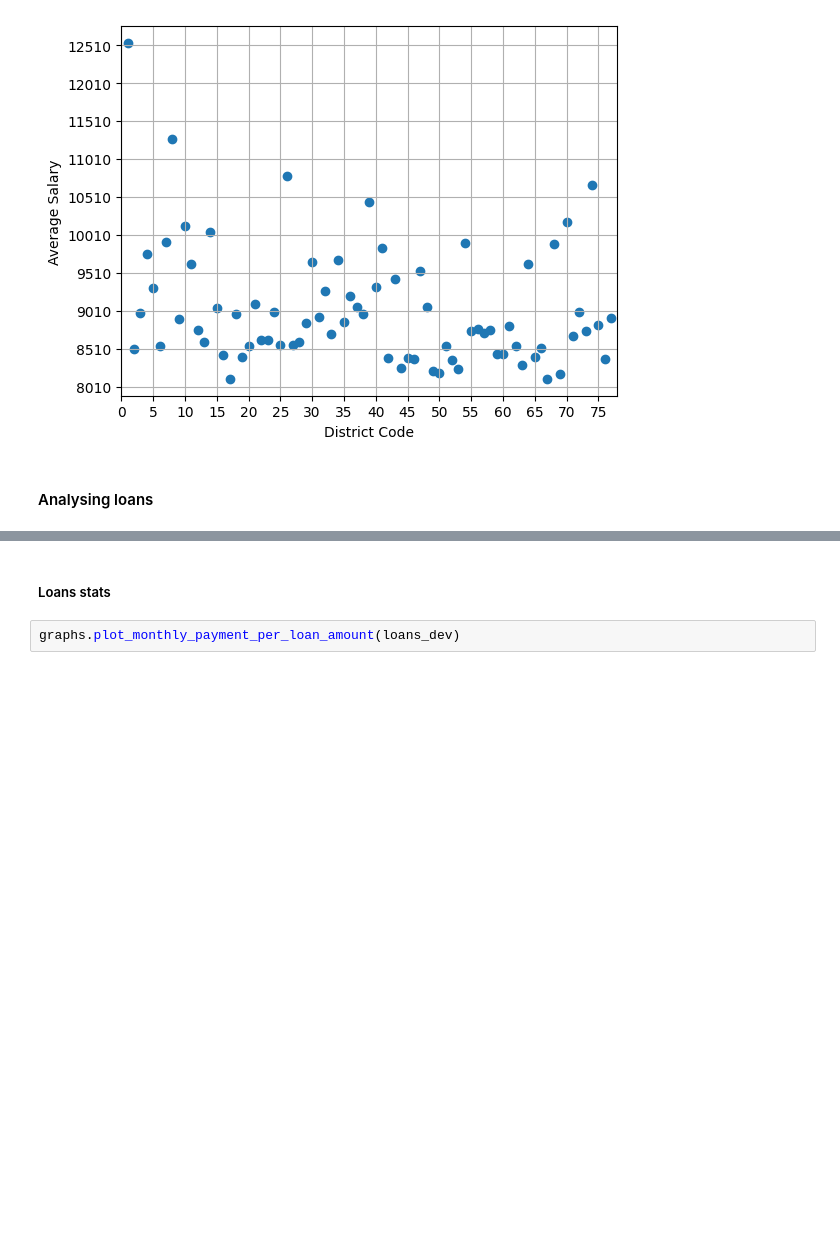
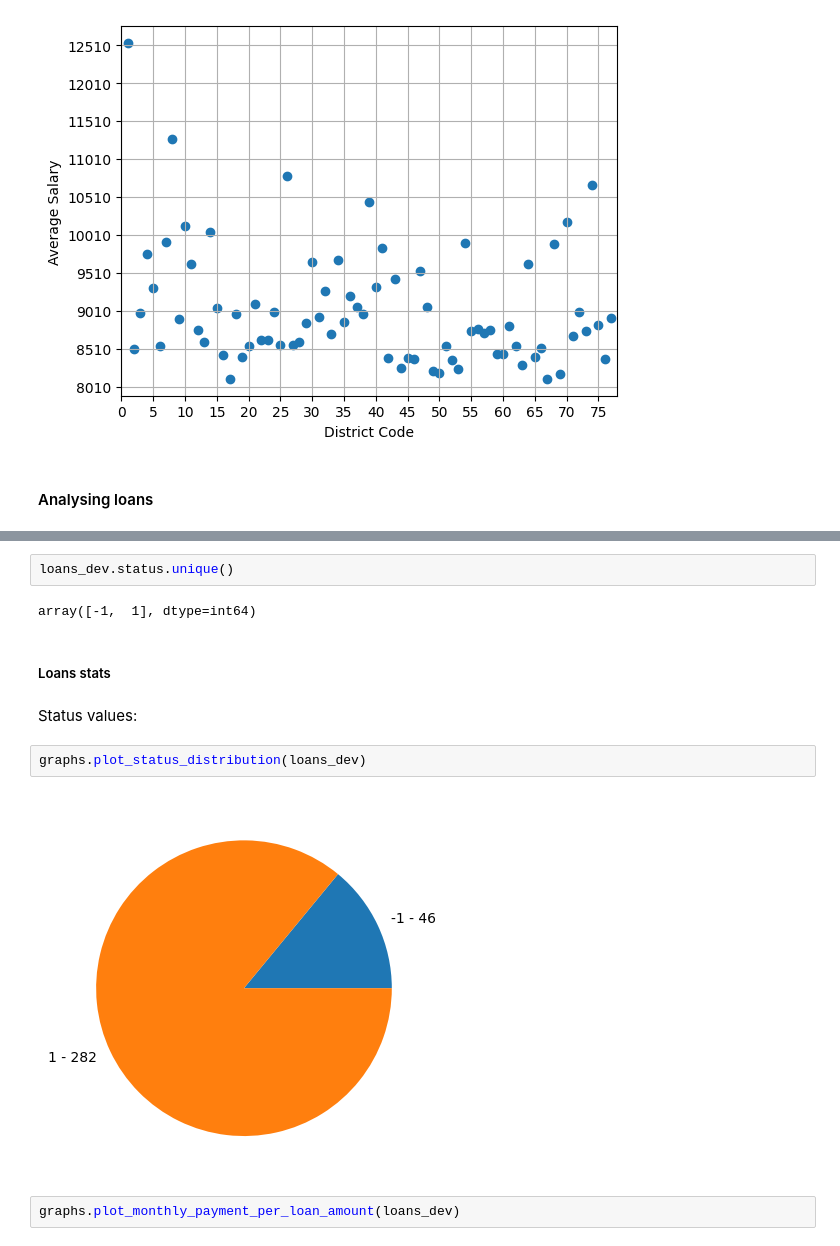
Before and after one commit to bdmendes/feup-ac-banking, a Jupyter notebook: stats.ipynb, the cells around one changed output, grey strips where cells are left out. Cells and saved outputs as stored; diff of their text form; blank space fills up the shorter version.

Commit message:
Create pie chart for status distribution in loans

```diff
--- a/stats.ipynb
+++ b/stats.ipynb
@@ -355,5 +360,15 @@ NameError: name 'loans' is not defined
+# %%
+loans_dev.status.unique()
+# %% [output]
+array([-1,  1], dtype=int64)
 # %% [markdown]
 ##### Loans stats
+# %% [markdown]
+Status values:
+# %%
+graphs.plot_status_distribution(loans_dev)
+# %% [output]
+[figure, added]
 # %%
 graphs.plot_monthly_payment_per_loan_amount(loans_dev)
 # %% [output]
```
Also changed, not shown: parts of 1 cell of this notebook, 1 other file.
